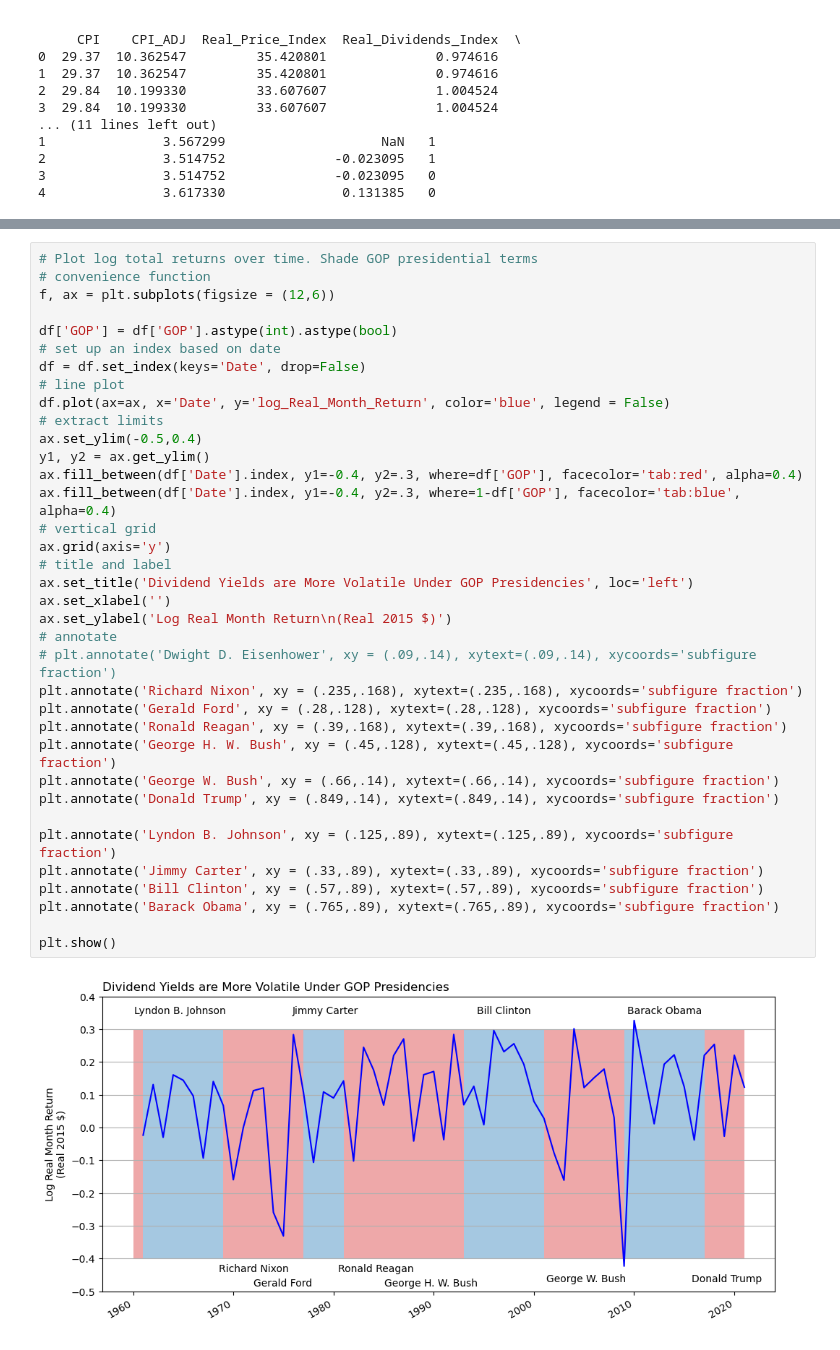
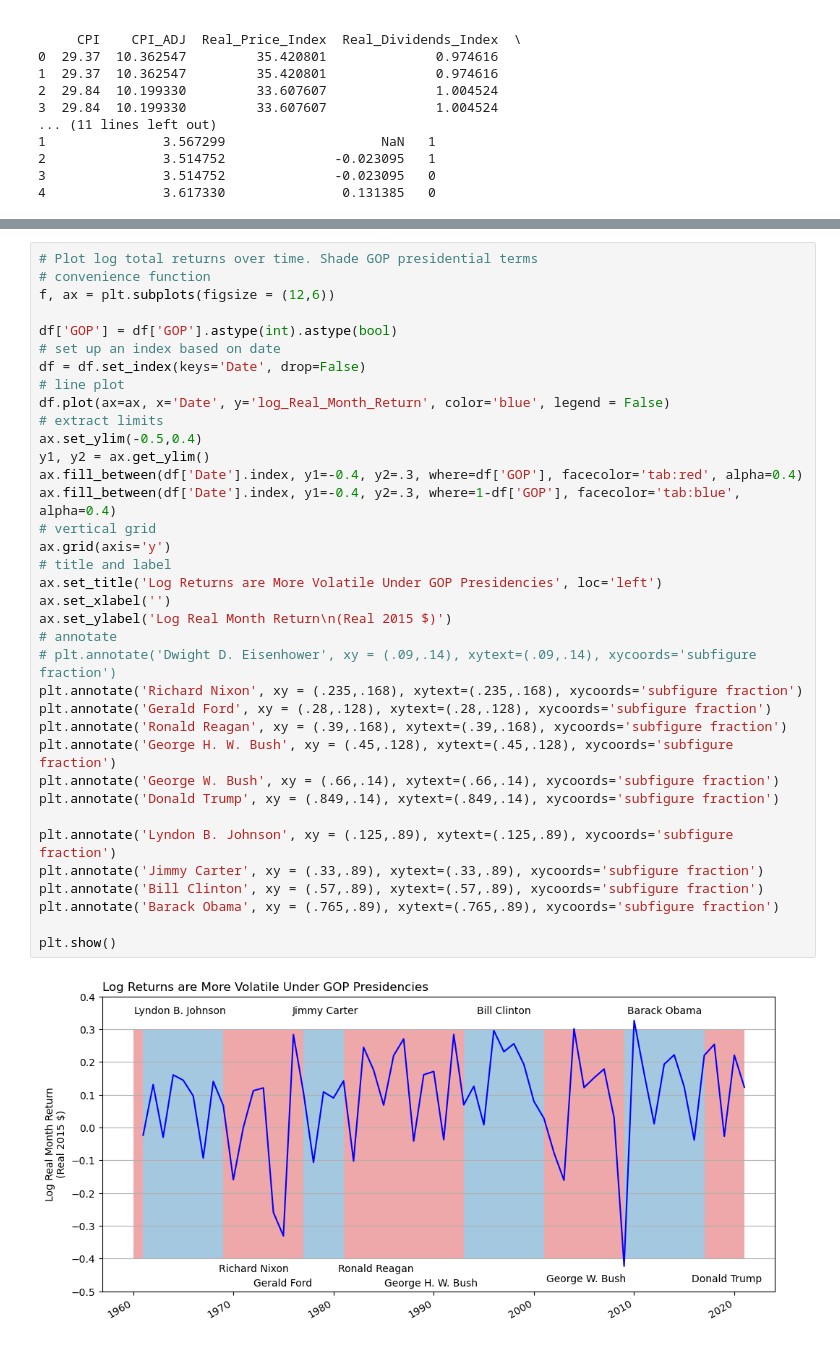
Before and after one commit to Sunsett5/as.180.369, a Jupyter notebook: contrib/Sunsett5/ZahnMVStockReturns_submission.ipynb, the cells around one changed output, grey strips where cells are left out. Cells and saved outputs as stored; diff of their text form.

Commit message:
fix title

```diff
--- a/contrib/Sunsett5/ZahnMVStockReturns_submission.ipynb
+++ b/contrib/Sunsett5/ZahnMVStockReturns_submission.ipynb
@@ -219,35 +218,35 @@ df['GOP'] = df['GOP'].astype(int).astype(bool)
 # set up an index based on date
 df = df.set_index(keys='Date', drop=False)
 # line plot
 df.plot(ax=ax, x='Date', y='log_Real_Month_Return', color='blue', legend = False)
 # extract limits
 ax.set_ylim(-0.5,0.4)
 y1, y2 = ax.get_ylim()
 ax.fill_between(df['Date'].index, y1=-0.4, y2=.3, where=df['GOP'], facecolor='tab:red', alpha=0.4)
 ax.fill_between(df['Date'].index, y1=-0.4, y2=.3, where=1-df['GOP'], facecolor='tab:blue', alpha=0.4)
 # vertical grid
 ax.grid(axis='y')
 # title and label
-ax.set_title('Dividend Yields are More Volatile Under GOP Presidencies', loc='left')
+ax.set_title('Log Returns are More Volatile Under GOP Presidencies', loc='left')
 ax.set_xlabel('')
 ax.set_ylabel('Log Real Month Return\n(Real 2015 $)')
 # annotate
 # plt.annotate('Dwight D. Eisenhower', xy = (.09,.14), xytext=(.09,.14), xycoords='subfigure fraction')
 plt.annotate('Richard Nixon', xy = (.235,.168), xytext=(.235,.168), xycoords='subfigure fraction')
 plt.annotate('Gerald Ford', xy = (.28,.128), xytext=(.28,.128), xycoords='subfigure fraction')
 plt.annotate('Ronald Reagan', xy = (.39,.168), xytext=(.39,.168), xycoords='subfigure fraction')
 plt.annotate('George H. W. Bush', xy = (.45,.128), xytext=(.45,.128), xycoords='subfigure fraction')
 plt.annotate('George W. Bush', xy = (.66,.14), xytext=(.66,.14), xycoords='subfigure fraction')
 plt.annotate('Donald Trump', xy = (.849,.14), xytext=(.849,.14), xycoords='subfigure fraction')
 
 plt.annotate('Lyndon B. Johnson', xy = (.125,.89), xytext=(.125,.89), xycoords='subfigure fraction')
 plt.annotate('Jimmy Carter', xy = (.33,.89), xytext=(.33,.89), xycoords='subfigure fraction')
 plt.annotate('Bill Clinton', xy = (.57,.89), xytext=(.57,.89), xycoords='subfigure fraction')
 plt.annotate('Barack Obama', xy = (.765,.89), xytext=(.765,.89), xycoords='subfigure fraction')
 
 plt.show()
 # %% [output]
-[figure, old version]
+[figure, new version]
 # %%
 # Run OLS regression of Monthly earnings onto GOP president flag
 # Outcome real earnings next period. GOP president is pre-determined.
```
Also changed, not shown: parts of 3 cells of this notebook.
